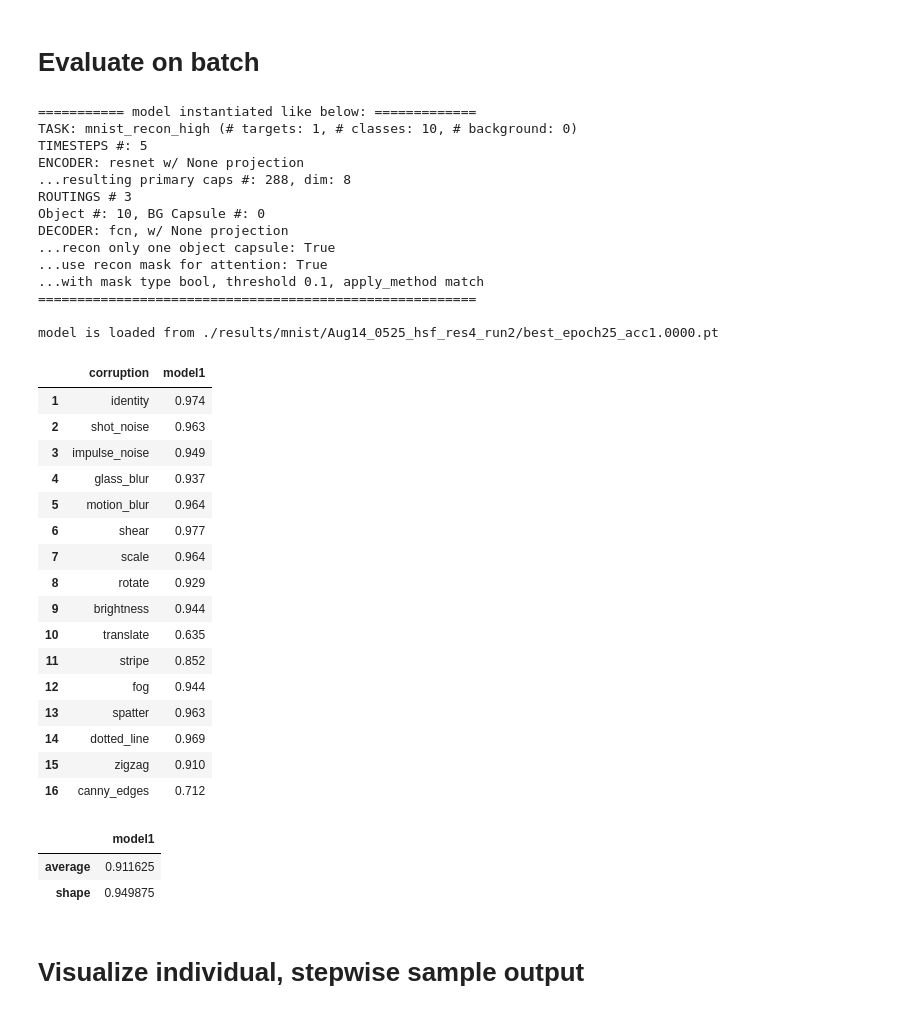
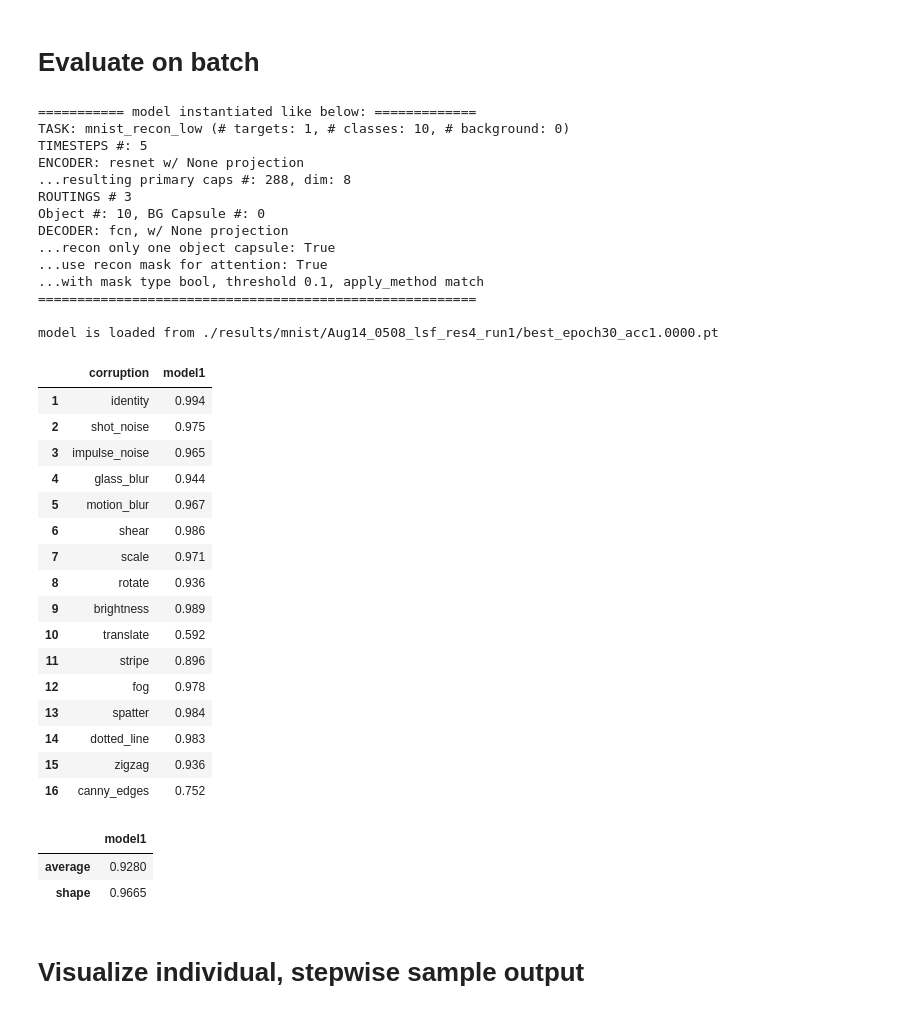
Before and after one commit to ahnchive/ORA-recognition, a Jupyter notebook: eval_visualization_rrcapsnet.ipynb, the cells around one changed output. Drawn from its saved outputs; the diff is of its cells as text; code cells hidden in the pictures.

```diff
--- a/eval_visualization_rrcapsnet.ipynb
+++ b/eval_visualization_rrcapsnet.ipynb
@@ -614,8 +629,9 @@ modellist = [
 
 # './results/mnist/May29_2045_blur_res4_run1/best_epoch32_acc1.0000.pt',
 
-'./results/mnist/Aug14_0524_lsf_res4_run2/best_epoch29_acc1.0000.pt'
 # './results/mnist/Aug14_0525_hsf_res4_run2/best_epoch25_acc1.0000.pt',
+'./results/mnist/Aug14_0508_lsf_res4_run1/best_epoch30_acc1.0000.pt'
+# './results/mnist/Aug14_0524_lsf_res4_run2/best_epoch29_acc1.0000.pt'
 
 ]
 
@@ -639,54 +655,54 @@ for i, load_model_path in enumerate(modellist):
 
     else:
         accs = evaluate_on_batch(task, 1, model, args, train, verbose=False, onlyacc=True)
 
     df[f'model{i+1}'] =accs
 
 df.index = np.arange(1, len(df)+1)
 
 
 df_summary = pd.DataFrame()
 for i, load_model_path in enumerate(modellist):
     df_summary.loc['average', f'model{i+1}'] = df.loc[:,f'model{i+1}'].mean()
     df_summary.loc['shape', f'model{i+1}'] = df.loc[df['corruption'].isin(CORRUPTION_TYPE_INTEREST),f'model{i+1}'].mean()
 
 display(df)
 display(df_summary)
 # %% [output]
 =========== model instantiated like below: =============
-TASK: mnist_recon_high (# targets: 1, # classes: 10, # background: 0)
+TASK: mnist_recon_low (# targets: 1, # classes: 10, # background: 0)
 TIMESTEPS #: 5
 ENCODER: resnet w/ None projection
 ...resulting primary caps #: 288, dim: 8
 ROUTINGS # 3
 Object #: 10, BG Capsule #: 0
 DECODER: fcn, w/ None projection
 ...recon only one object capsule: True
 ...use recon mask for attention: True
 ...with mask type bool, threshold 0.1, apply_method match
 ========================================================
 
-model is loaded from ./results/mnist/Aug14_0525_hsf_res4_run2/best_epoch25_acc1.0000.pt
+model is loaded from ./results/mnist/Aug14_0508_lsf_res4_run1/best_epoch30_acc1.0000.pt
 |  | corruption | model1 |
-| 1 | identity | 0.974 |
-| 2 | shot_noise | 0.963 |
-| 3 | impulse_noise | 0.949 |
-| 4 | glass_blur | 0.937 |
-| 5 | motion_blur | 0.964 |
-| 6 | shear | 0.977 |
-| 7 | scale | 0.964 |
-| 8 | rotate | 0.929 |
-| 9 | brightness | 0.944 |
-| 10 | translate | 0.635 |
-| 11 | stripe | 0.852 |
-| 12 | fog | 0.944 |
-| 13 | spatter | 0.963 |
-| 14 | dotted_line | 0.969 |
-| 15 | zigzag | 0.910 |
-| 16 | canny_edges | 0.712 |
+| 1 | identity | 0.994 |
+| 2 | shot_noise | 0.975 |
+| 3 | impulse_noise | 0.965 |
+| 4 | glass_blur | 0.944 |
+| 5 | motion_blur | 0.967 |
+| 6 | shear | 0.986 |
+| 7 | scale | 0.971 |
+| 8 | rotate | 0.936 |
+| 9 | brightness | 0.989 |
+| 10 | translate | 0.592 |
+| 11 | stripe | 0.896 |
+| 12 | fog | 0.978 |
+| 13 | spatter | 0.984 |
+| 14 | dotted_line | 0.983 |
+| 15 | zigzag | 0.936 |
+| 16 | canny_edges | 0.752 |
 |  | model1 |
-| average | 0.911625 |
-| shape | 0.949875 |
+| average | 0.9280 |
+| shape | 0.9665 |
 # %% [markdown]
 # Visualize individual, stepwise sample output
 # %%
```
Also changed, not shown: parts of 4 cells of this notebook, 11 other files.
